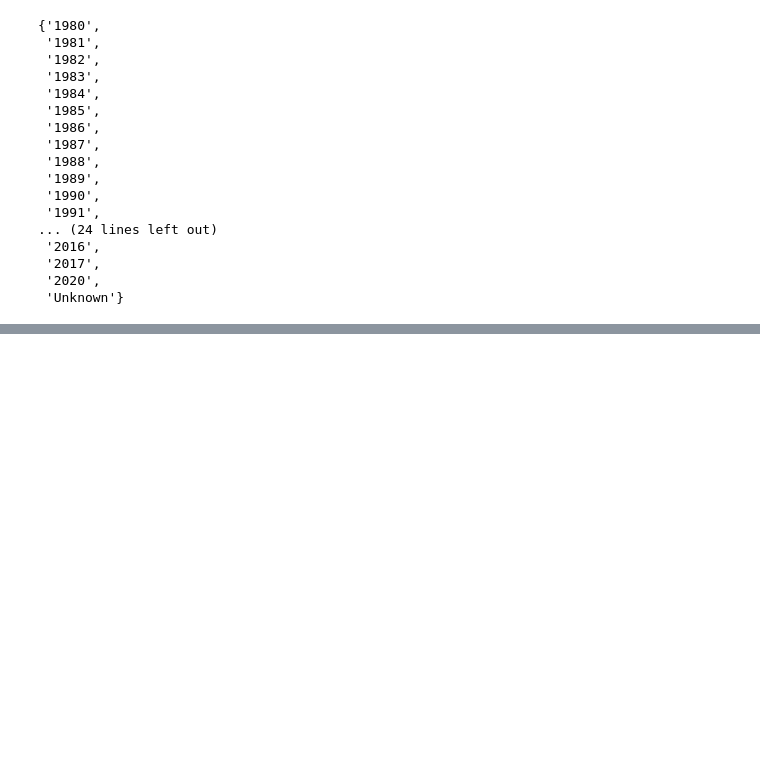
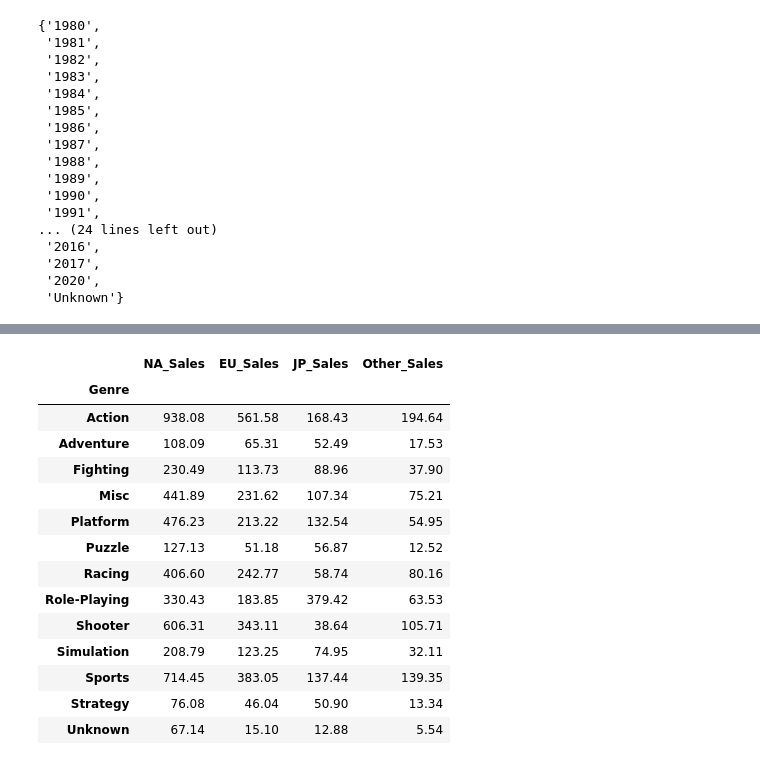
Before and after one commit to comsa33/AI_07_session_1_project_-, a Jupyter notebook: ai_07_이루오.ipynb, the cells around one changed output, grey strips where cells are left out. Saved outputs shown, nothing was run; the diff lists cells and outputs as text; code cells hidden in the pictures; blank space fills up the shorter version.

```diff
--- a/ai_07_이루오.ipynb
+++ b/ai_07_이루오.ipynb
@@ -248,0 +290,19 @@ plt.show()
+# %%
+genre_region_df = genre_region_df.groupby(by='Genre', axis=0).sum()
+genre_region_df
+# %% [output]
+|  | NA_Sales | EU_Sales | JP_Sales | Other_Sales |
+| Genre |  |  |  |  |
+| Action | 938.08 | 561.58 | 168.43 | 194.64 |
+| Adventure | 108.09 | 65.31 | 52.49 | 17.53 |
+| Fighting | 230.49 | 113.73 | 88.96 | 37.90 |
+| Misc | 441.89 | 231.62 | 107.34 | 75.21 |
+| Platform | 476.23 | 213.22 | 132.54 | 54.95 |
+| Puzzle | 127.13 | 51.18 | 56.87 | 12.52 |
+| Racing | 406.60 | 242.77 | 58.74 | 80.16 |
+| Role-Playing | 330.43 | 183.85 | 379.42 | 63.53 |
+| Shooter | 606.31 | 343.11 | 38.64 | 105.71 |
+| Simulation | 208.79 | 123.25 | 74.95 | 32.11 |
+| Sports | 714.45 | 383.05 | 137.44 | 139.35 |
+| Strategy | 76.08 | 46.04 | 50.90 | 13.34 |
+| Unknown | 67.14 | 15.10 | 12.88 | 5.54 |
```
Also changed, not shown: parts of 5 cells of this notebook.
